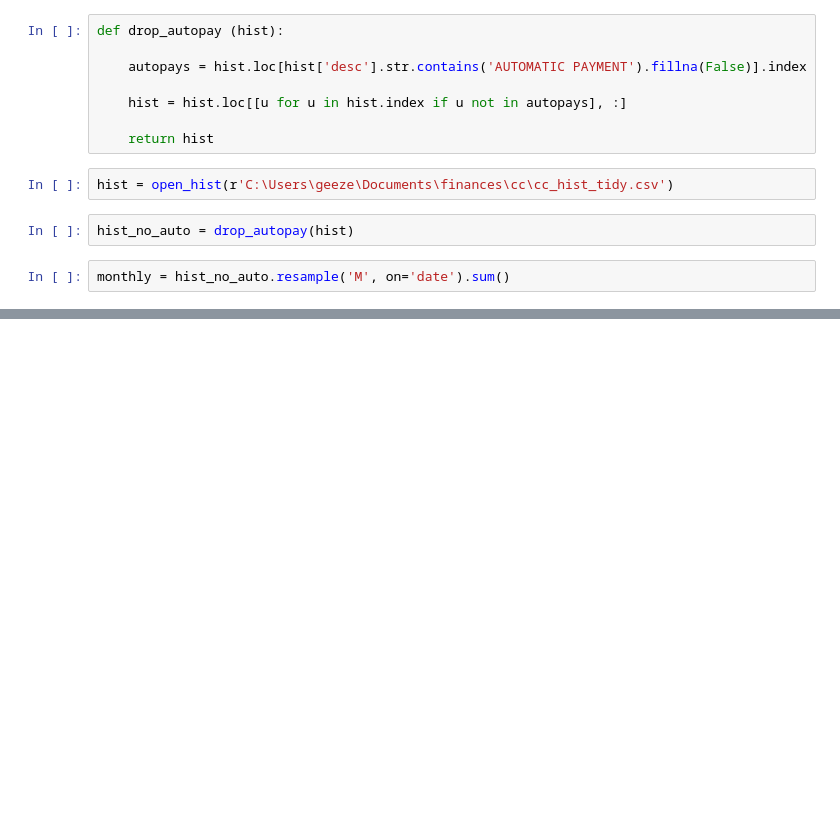
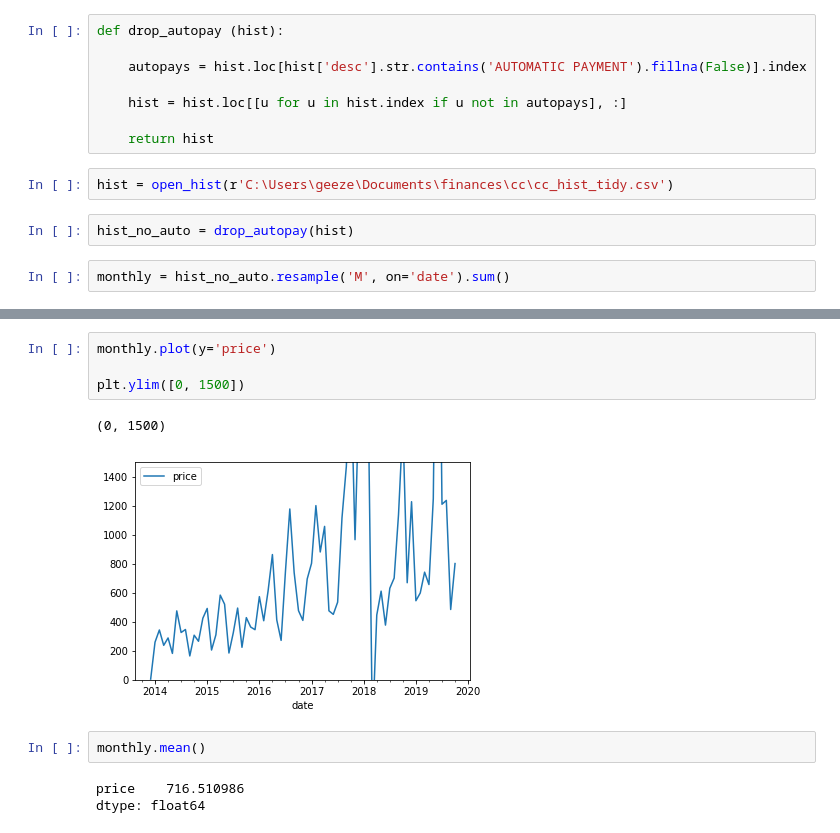
Before and after one commit to geezerbriefs/xpspython, a Jupyter notebook: personal/finance/plot cc histories.ipynb, the cells around one changed output, grey strips where cells are left out. Drawn from its saved outputs; the diff is of its cells as text; blank space fills up the shorter version.

```diff
--- a/personal/finance/plot cc histories.ipynb
+++ b/personal/finance/plot cc histories.ipynb
@@ -46,0 +47,12 @@ monthly.plot(y='price')
+# %%
+monthly.plot(y='price')
+
+plt.ylim([0, 1500])
+# %% [output]
+(0, 1500)
+[figure, added]
+# %%
+monthly.mean()
+# %% [output]
+price    716.510986
+dtype: float64
```
Also changed, not shown: parts of 1 cell of this notebook, 3 other files.
